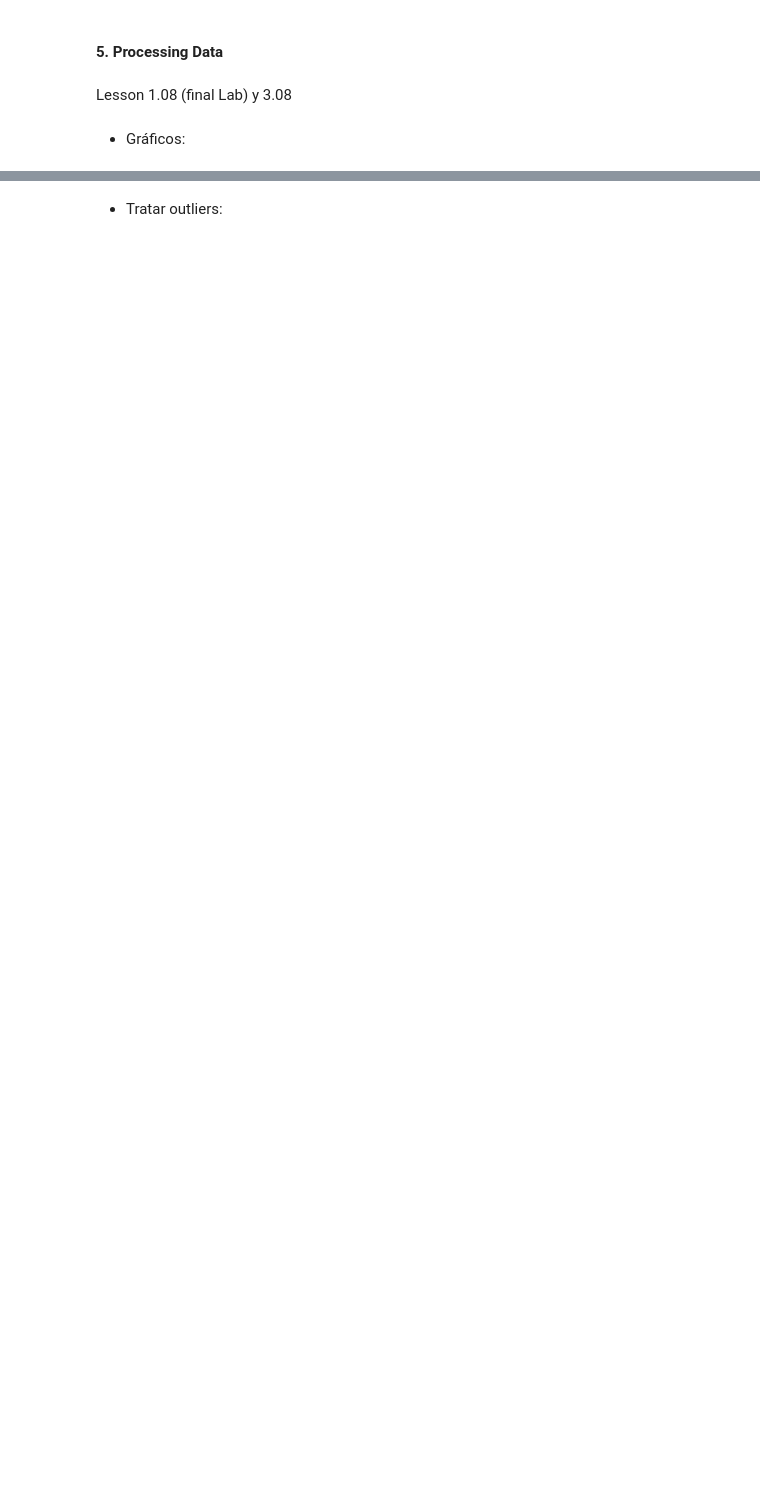
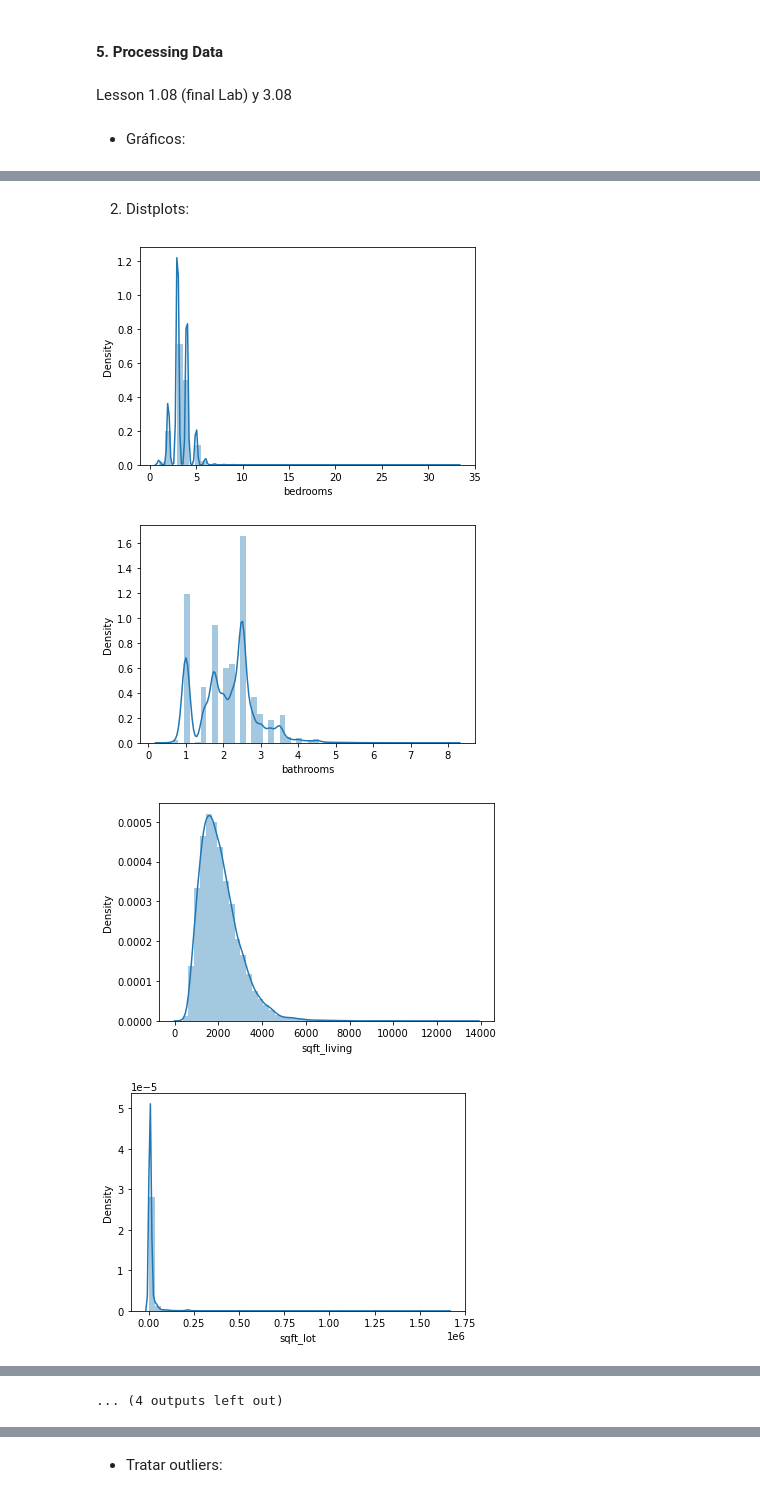
Before and after one commit to cristinagarciag99/Lessons, a Jupyter notebook: unit_5/regression/1. Data Cleaning - Python.ipynb, the cells around one changed output, grey strips where cells are left out. Saved outputs shown, nothing was run; the diff lists cells and outputs as text; code cells hidden in the pictures; blank space fills up the shorter version.

```diff
--- a/unit_5/regression/1. Data Cleaning - Python.ipynb
+++ b/unit_5/regression/1. Data Cleaning - Python.ipynb
@@ -241,0 +304,55 @@ for col in numericals.columns:
+# %% [markdown]
+2. Distplots:
+# %%
+sns.distplot(data['bedrooms'])
+plt.show()
+
+sns.distplot(data['bathrooms'])
+plt.show()
+
+sns.distplot(data['sqft_living'])
+plt.show()
+
+sns.distplot(data['sqft_lot'])
+plt.show()
+
+sns.distplot(data['waterfront'])
+plt.show()
+
+sns.distplot(data['view'])
+plt.show()
+
+sns.distplot(data['condition'])
+plt.show()
+
+sns.distplot(data['grade'])
+plt.show()
+
+sns.distplot(data['sqft_above'])
+plt.show()
+
+sns.distplot(data['sqft_basement'])
+plt.show()
+
+sns.distplot(data['yr_built'])
+plt.show()
+
+sns.distplot(data['yr_renovated'])
+plt.show()
+
+sns.distplot(data['sqft_living15'])
+plt.show()
+
+sns.distplot(data['sqft_lot15'])
+plt.show()
+
+sns.distplot(data['price'])
+plt.show()
+
+sns.distplot(data['Year'])
+plt.show()
+# %% [output]
+[figure, added]
+[figure, added]
+[figure, added]
+[figure, added]
@@ -241,0 +367 @@ for col in numericals.columns:
+... (4 outputs left out)
```
Also changed, not shown: parts of 30 cells of this notebook, 2 other files.
